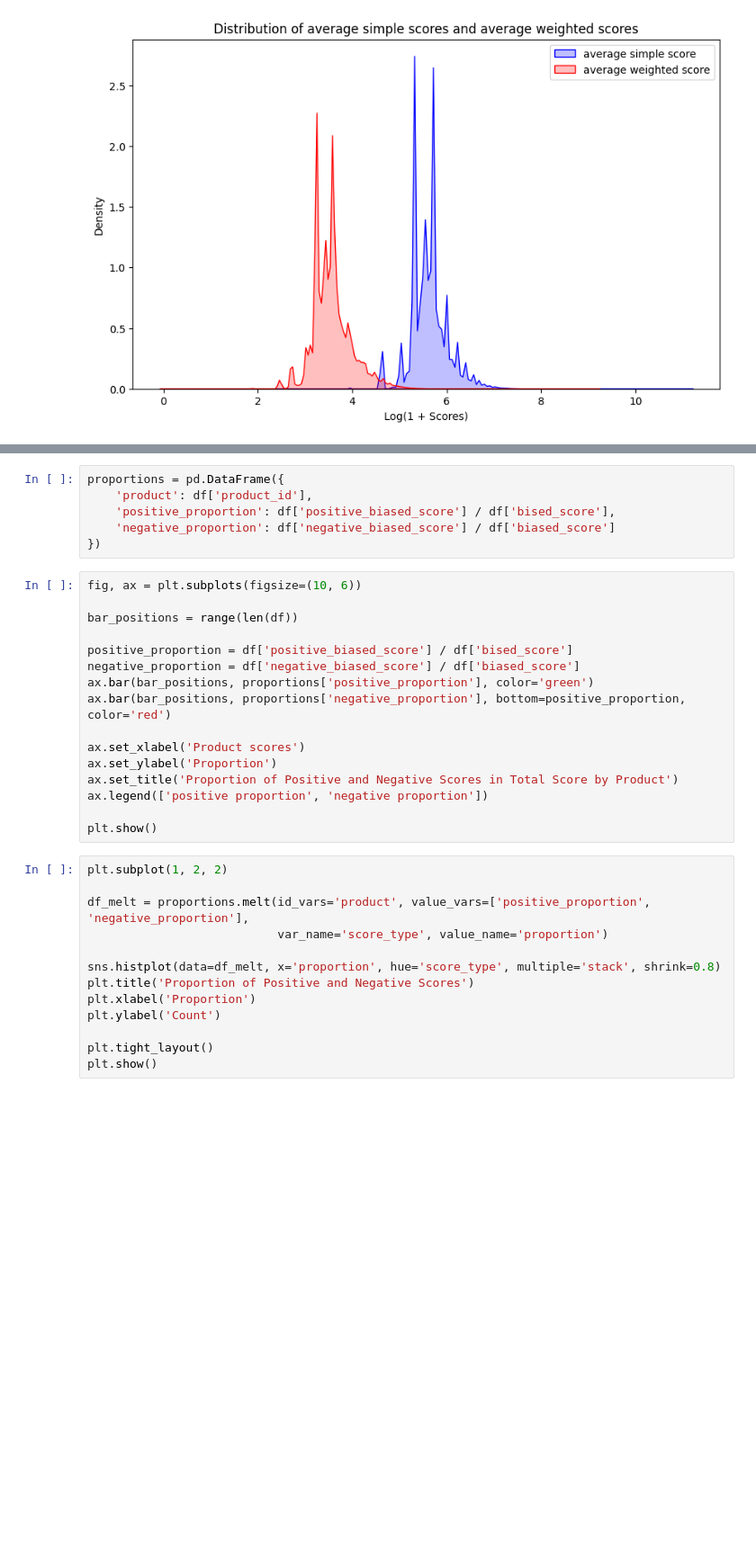
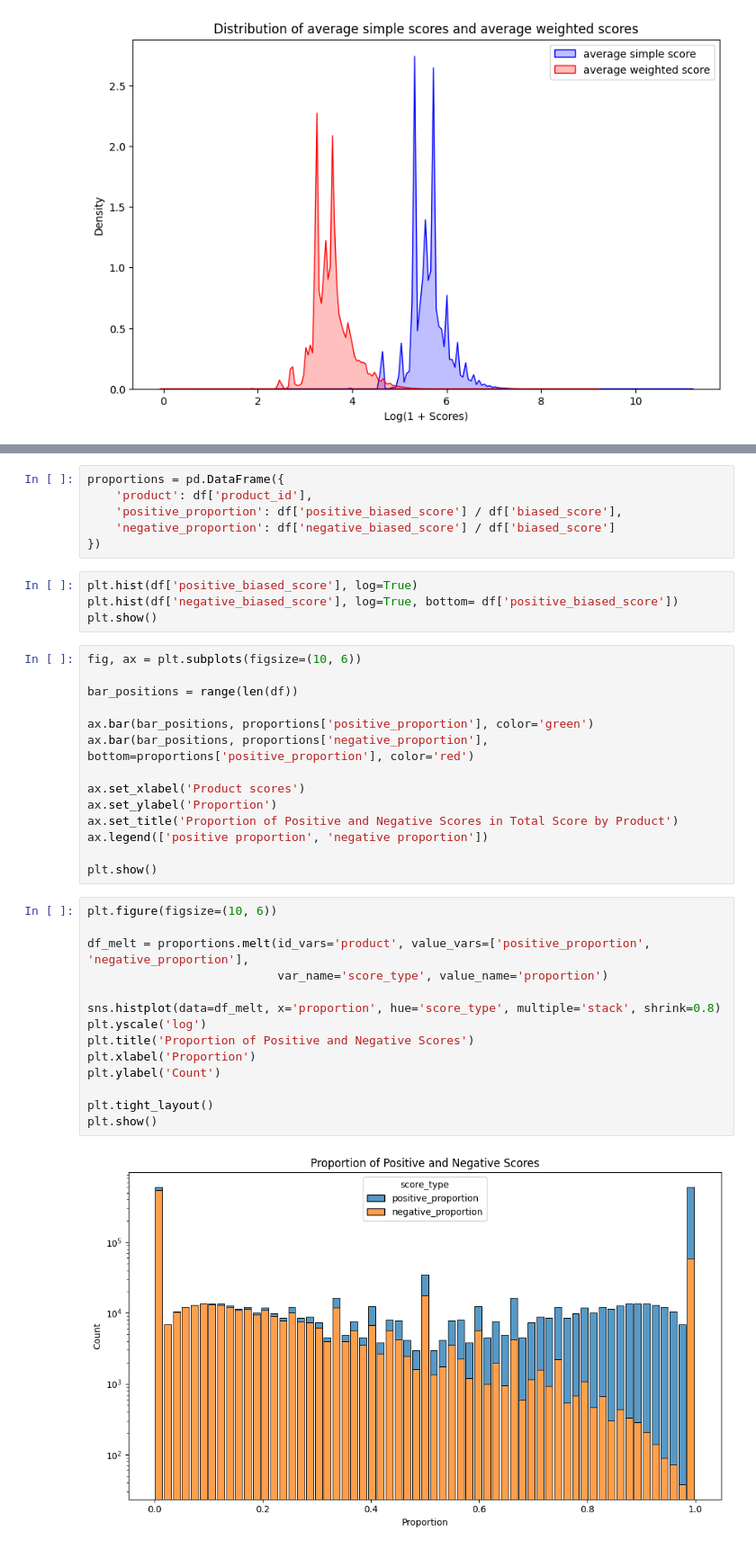
Before and after one commit to Arefnmy/Digikala-user-engagement-analysis, a Jupyter notebook: score_analysis.ipynb, the cells around one changed output, grey strips where cells are left out. Shown at 90% size. Drawn from its saved outputs; the diff is of its cells as text; blank space fills up the shorter version.

```diff
--- a/score_analysis.ipynb
+++ b/score_analysis.ipynb
@@ -63,18 +67,20 @@ plt.show()
 # %%
 proportions = pd.DataFrame({
     'product': df['product_id'],
-    'positive_proportion': df['positive_biased_score'] / df['bised_score'],
+    'positive_proportion': df['positive_biased_score'] / df['biased_score'],
     'negative_proportion': df['negative_biased_score'] / df['biased_score']
 })
+# %%
+plt.hist(df['positive_biased_score'], log=True)
+plt.hist(df['negative_biased_score'], log=True, bottom= df['positive_biased_score'])
+plt.show()
 # %%
 fig, ax = plt.subplots(figsize=(10, 6))
 
 bar_positions = range(len(df))
 
-positive_proportion = df['positive_biased_score'] / df['bised_score']
-negative_proportion = df['negative_biased_score'] / df['biased_score']
 ax.bar(bar_positions, proportions['positive_proportion'], color='green')
-ax.bar(bar_positions, proportions['negative_proportion'], bottom=positive_proportion, color='red')
+ax.bar(bar_positions, proportions['negative_proportion'], bottom=proportions['positive_proportion'], color='red')
 
 ax.set_xlabel('Product scores')
 ax.set_ylabel('Proportion')
@@ -83,15 +89,18 @@ ax.legend(['positive proportion', 'negative proportion'])
 
 plt.show()
 # %%
-plt.subplot(1, 2, 2)
+plt.figure(figsize=(10, 6))
 
 df_melt = proportions.melt(id_vars='product', value_vars=['positive_proportion', 'negative_proportion'],
                            var_name='score_type', value_name='proportion')
 
 sns.histplot(data=df_melt, x='proportion', hue='score_type', multiple='stack', shrink=0.8)
+plt.yscale('log')
 plt.title('Proportion of Positive and Negative Scores')
 plt.xlabel('Proportion')
 plt.ylabel('Count')
 
 plt.tight_layout()
 plt.show()
+# %% [output]
+[figure, added]
```
Also changed, not shown: parts of 12 cells of this notebook.
